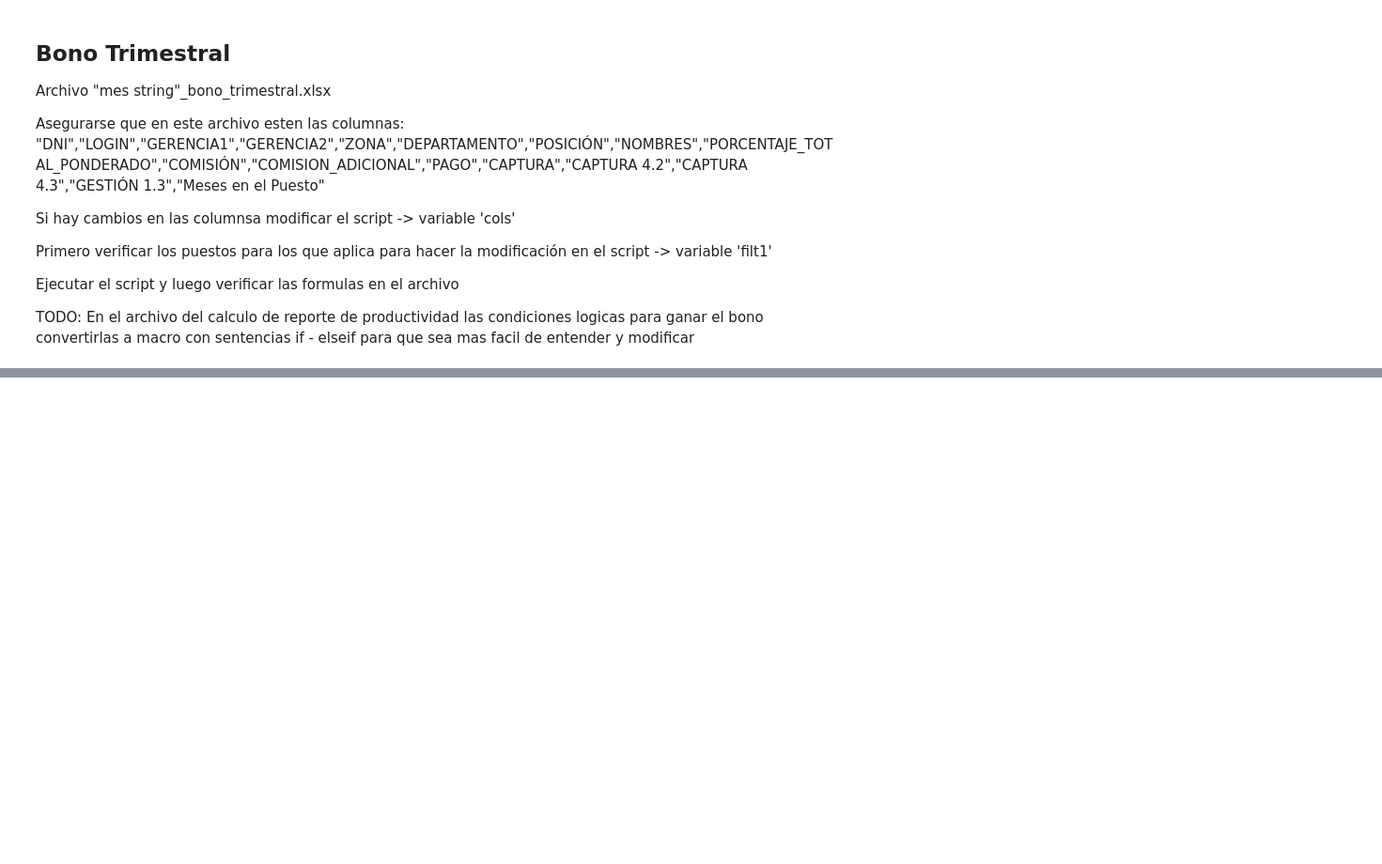
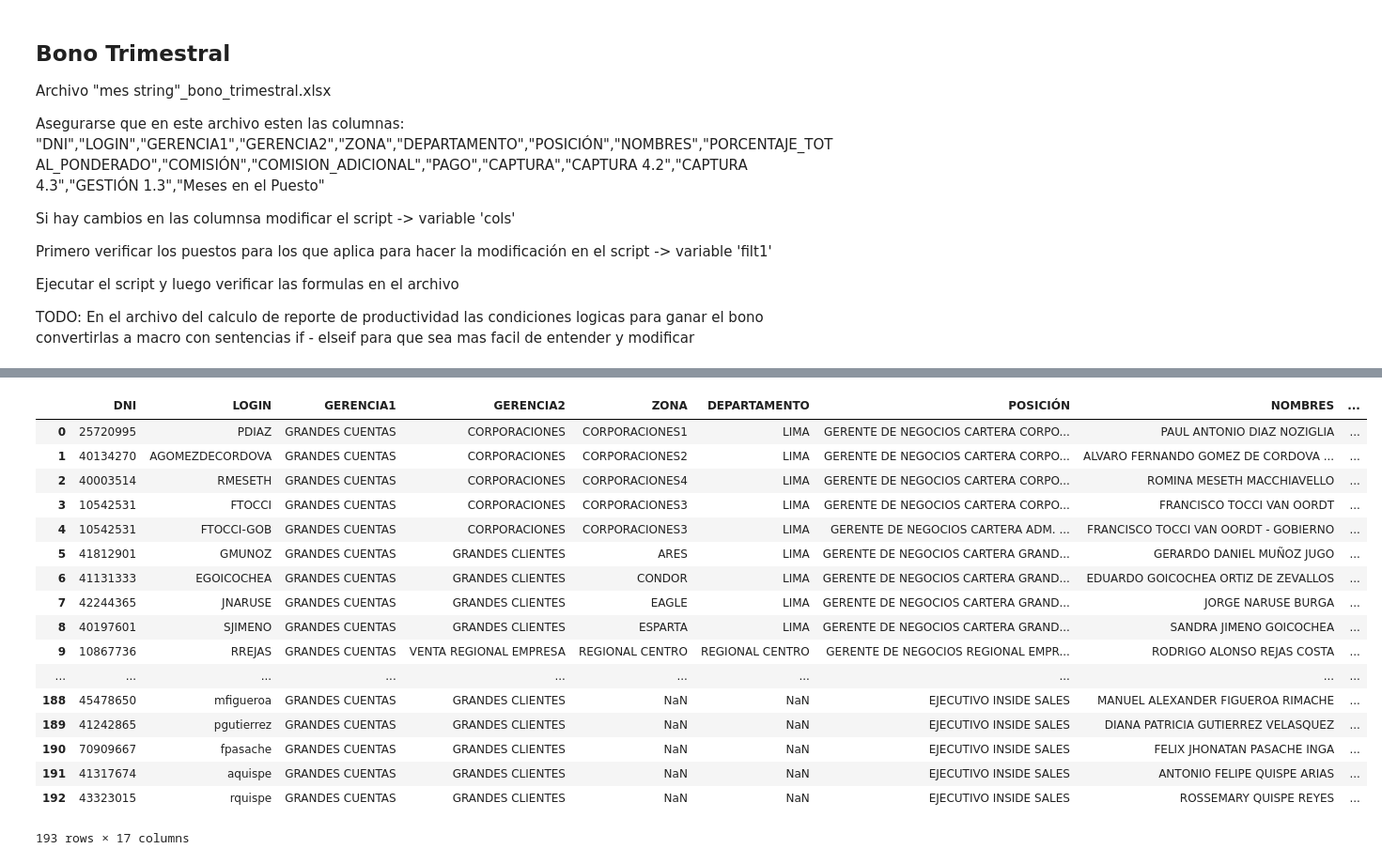
Before and after one commit to saenzac/Comisiones-python, a Jupyter notebook: Bono_Trimestral_Mercado_Empresas.ipynb, the cells around one changed output, grey strips where cells are left out. Shown at 94% size. Drawn from its saved outputs; the diff is of its cells as text; code cells hidden in the pictures; blank space fills up the shorter version.

```diff
--- a/Bono_Trimestral_Mercado_Empresas.ipynb
+++ b/Bono_Trimestral_Mercado_Empresas.ipynb
@@ -166,0 +202,21 @@ El tamaño de Comisionantes_Pymes_All es 100 registros
+# %%
+comisionantes_gc_df2
+# %% [output]
+|  | DNI | LOGIN | GERENCIA1 | GERENCIA2 | ZONA | DEPARTAMENTO | POSICIÓN | NOMBRES | ... |
+| 0 | 25720995 | PDIAZ | GRANDES CUENTAS | CORPORACIONES | CORPORACIONES1 | LIMA | GERENTE DE NEGOCIOS CARTERA CORPO... | PAUL ANTONIO DIAZ NOZIGLIA | ... |
+| 1 | 40134270 | AGOMEZDECORDOVA | GRANDES CUENTAS | CORPORACIONES | CORPORACIONES2 | LIMA | GERENTE DE NEGOCIOS CARTERA CORPO... | ALVARO FERNANDO GOMEZ DE CORDOVA ... | ... |
+| 2 | 40003514 | RMESETH | GRANDES CUENTAS | CORPORACIONES | CORPORACIONES4 | LIMA | GERENTE DE NEGOCIOS CARTERA CORPO... | ROMINA MESETH MACCHIAVELLO | ... |
+| 3 | 10542531 | FTOCCI | GRANDES CUENTAS | CORPORACIONES | CORPORACIONES3 | LIMA | GERENTE DE NEGOCIOS CARTERA CORPO... | FRANCISCO TOCCI VAN OORDT | ... |
+| 4 | 10542531 | FTOCCI-GOB | GRANDES CUENTAS | CORPORACIONES | CORPORACIONES3 | LIMA | GERENTE DE NEGOCIOS CARTERA ADM. ... | FRANCISCO TOCCI VAN OORDT - GOBIERNO | ... |
+| 5 | 41812901 | GMUNOZ | GRANDES CUENTAS | GRANDES CLIENTES | ARES | LIMA | GERENTE DE NEGOCIOS CARTERA GRAND... | GERARDO DANIEL MUÑOZ JUGO | ... |
+| 6 | 41131333 | EGOICOCHEA | GRANDES CUENTAS | GRANDES CLIENTES | CONDOR | LIMA | GERENTE DE NEGOCIOS CARTERA GRAND... | EDUARDO GOICOCHEA ORTIZ DE ZEVALLOS | ... |
+| 7 | 42244365 | JNARUSE | GRANDES CUENTAS | GRANDES CLIENTES | EAGLE | LIMA | GERENTE DE NEGOCIOS CARTERA GRAND... | JORGE NARUSE BURGA | ... |
+| 8 | 40197601 | SJIMENO | GRANDES CUENTAS | GRANDES CLIENTES | ESPARTA | LIMA | GERENTE DE NEGOCIOS CARTERA GRAND... | SANDRA JIMENO GOICOCHEA | ... |
+| 9 | 10867736 | RREJAS | GRANDES CUENTAS | VENTA REGIONAL EMPRESA | REGIONAL CENTRO | REGIONAL CENTRO | GERENTE DE NEGOCIOS REGIONAL EMPR... | RODRIGO ALONSO REJAS COSTA | ... |
+| ... | ... | ... | ... | ... | ... | ... | ... | ... | ... |
+| 188 | 45478650 | mfigueroa | GRANDES CUENTAS | GRANDES CLIENTES | NaN | NaN | EJECUTIVO INSIDE SALES | MANUEL ALEXANDER FIGUEROA RIMACHE | ... |
+| 189 | 41242865 | pgutierrez | GRANDES CUENTAS | GRANDES CLIENTES | NaN | NaN | EJECUTIVO INSIDE SALES | DIANA PATRICIA GUTIERREZ VELASQUEZ | ... |
+| 190 | 70909667 | fpasache | GRANDES CUENTAS | GRANDES CLIENTES | NaN | NaN | EJECUTIVO INSIDE SALES | FELIX JHONATAN PASACHE INGA | ... |
+| 191 | 41317674 | aquispe | GRANDES CUENTAS | GRANDES CLIENTES | NaN | NaN | EJECUTIVO INSIDE SALES | ANTONIO FELIPE QUISPE ARIAS | ... |
+| 192 | 43323015 | rquispe | GRANDES CUENTAS | GRANDES CLIENTES | NaN | NaN | EJECUTIVO INSIDE SALES | ROSSEMARY QUISPE REYES | ... |
+193 rows × 17 columns
```
Also changed, not shown: parts of 2 cells of this notebook, 12 other files.
